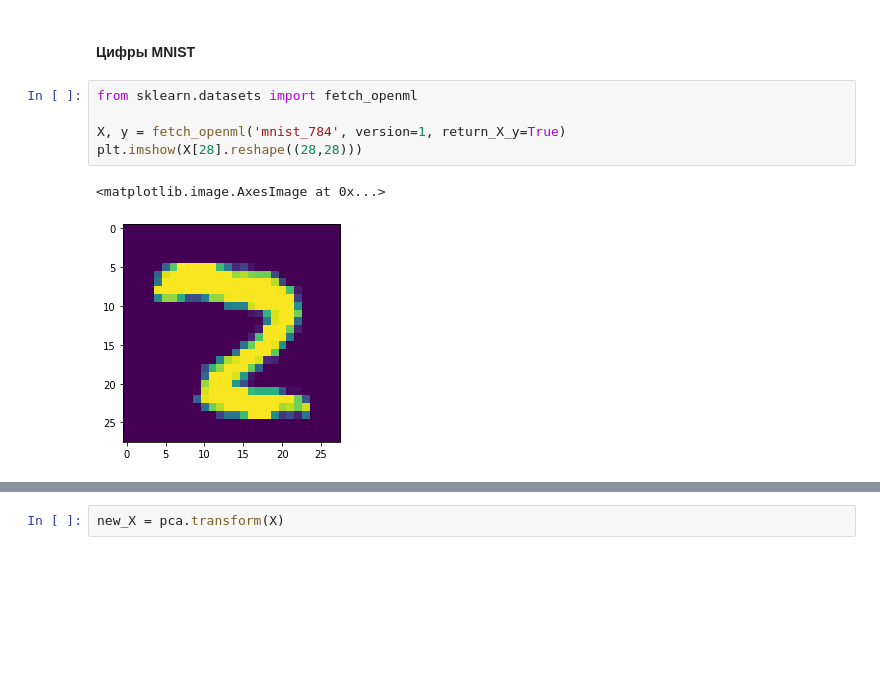
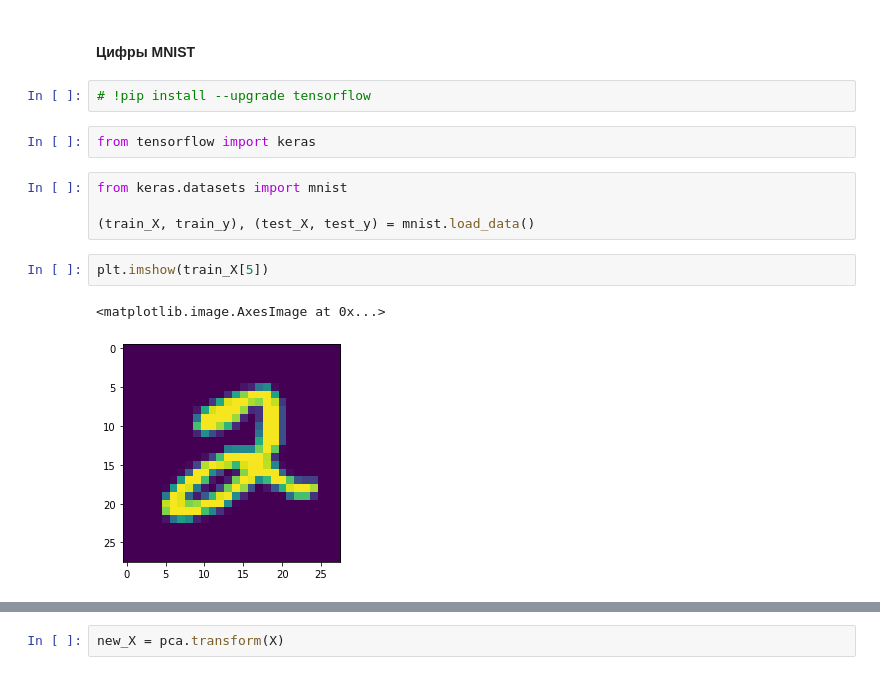
Before and after one commit to spbu-math-cs/ml-course, a Jupyter notebook: 2021-fall-part-1/seminars/14_regr_pca/14_regr_pca_practice.ipynb, the cells around one changed output, grey strips where cells are left out. Drawn from its saved outputs; the diff is of its cells as text; blank space fills up the shorter version.

```diff
--- a/2021-fall-part-1/seminars/14_regr_pca/14_regr_pca_practice.ipynb
+++ b/2021-fall-part-1/seminars/14_regr_pca/14_regr_pca_practice.ipynb
@@ -333,11 +337,16 @@ plt.show()
 [figure]
 # %% [markdown]
 #### Цифры MNIST
-# %%
-from sklearn.datasets import fetch_openml
-
-X, y = fetch_openml('mnist_784', version=1, return_X_y=True)
-plt.imshow(X[28].reshape((28,28)))
-# %% [output]
-<matplotlib.image.AxesImage at 0x...>
-[figure, removed]
+# %%
+# !pip install --upgrade tensorflow
+# %%
+from tensorflow import keras
+# %%
+from keras.datasets import mnist
+
+(train_X, train_y), (test_X, test_y) = mnist.load_data()
+# %%
+plt.imshow(train_X[5])
+# %% [output]
+<matplotlib.image.AxesImage at 0x...>
+[figure, added]
```
Also changed, not shown: parts of 6 cells of this notebook.
